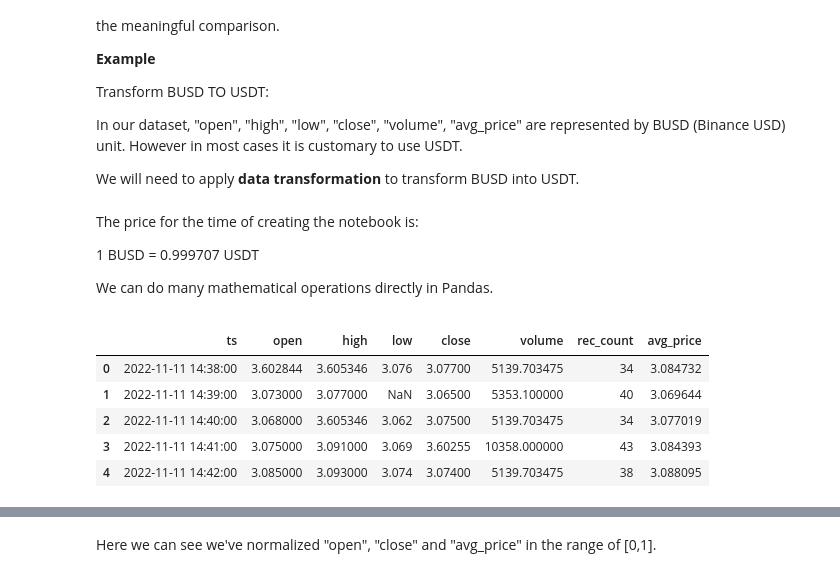
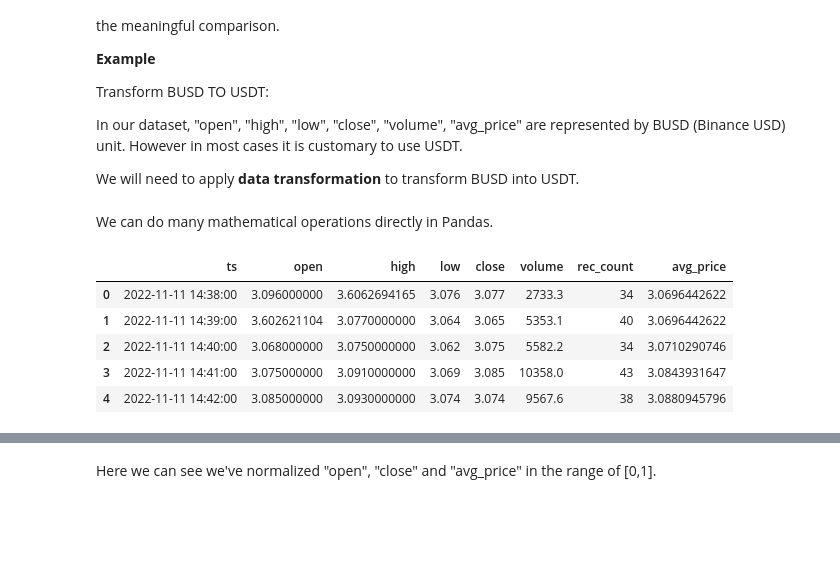
Before and after one commit to meln1337/IBM-lab2, a Jupyter notebook: lab2.ipynb, the cells around one changed output, grey strips where cells are left out. Saved outputs shown, nothing was run; the diff lists cells and outputs as text; code cells hidden in the pictures; blank space fills up the shorter version.

```diff
--- a/lab2.ipynb
+++ b/lab2.ipynb
@@ -359,3 +475,5 @@ df["rec_count"].replace(np.nan, freq_rec, inplace=True)
+# %%
+spoiled_df["close"] = spoiled_df["close"].interpolate(method="linear")
 # %% [markdown]
 Finally, let's define function for replacing based on neighboring values:
 # %%
@@ -369,7 +487,7 @@ def replace_avg_price(seriess):
         if str(series[i]) == "nan":
             # print("in nan")
             if i == 0:
-                while str(series[j+1]) != "nan":
+                while str(series[j+1]) == "nan":
                     j += 1
                     # print("j++, j=", j, sep="")
                 series[i] = series[j+1]
@@ -396,4 +514,5 @@ def replace_avg_price(seriess):
         j += 1
     return series
 # %%
-df["avg_price"] =  replace_avg_price(df["avg_price"])
+spoiled_df["avg_price"] =  replace_avg_price(spoiled_df["avg_price"])
+spoiled_df.head(10)
@@ -440,8 +570,8 @@ dtype: object
 # %% [markdown]
 <h4>Convert data types to proper format</h4>
 # %%
-df["ts"] = df["ts"].astype("datetime64[ns]")
-df["rec_count"] = df["rec_count"].astype("int")
+spoiled_df["ts"] = spoiled_df["ts"].astype("datetime64[ns]")
+spoiled_df["rec_count"] = spoiled_df["rec_count"].astype("int")
 # %% [markdown]
 <h4>Let us list the columns after the conversion</h4>
 # %%
@@ -478,15 +608,13 @@ Data is usually collected from different agencies in different formats.
 <p>In our dataset, "open", "high", "low", "close", "volume", "avg_price" are represented by BUSD (Binance USD) unit. However in most cases it is customary to use USDT.</p>
 <p>We will need to apply <b>data transformation</b> to transform BUSD into USDT.</p>
 # %% [markdown]
-<p>The price for the time of creating the notebook is:<p>
-1 BUSD = 0.999707 USDT
 <p>We can do many mathematical operations directly in Pandas.</p>
 # %%
-df.head()
+spoiled_df.head()
 # %% [output]
 |  | ts | open | high | low | close | volume | rec_count | avg_price |
-| 0 | 2022-11-11 14:38:00 | 3.602844 | 3.605346 | 3.076 | 3.07700 | 5139.703475 | 34 | 3.084732 |
-| 1 | 2022-11-11 14:39:00 | 3.073000 | 3.077000 | NaN | 3.06500 | 5353.100000 | 40 | 3.069644 |
-| 2 | 2022-11-11 14:40:00 | 3.068000 | 3.605346 | 3.062 | 3.07500 | 5139.703475 | 34 | 3.077019 |
-| 3 | 2022-11-11 14:41:00 | 3.075000 | 3.091000 | 3.069 | 3.60255 | 10358.000000 | 43 | 3.084393 |
-| 4 | 2022-11-11 14:42:00 | 3.085000 | 3.093000 | 3.074 | 3.07400 | 5139.703475 | 38 | 3.088095 |
+| 0 | 2022-11-11 14:38:00 | 3.096000000 | 3.6062694165 | 3.076 | 3.077 | 2733.3 | 34 | 3.0696442622 |
+| 1 | 2022-11-11 14:39:00 | 3.602621104 | 3.0770000000 | 3.064 | 3.065 | 5353.1 | 40 | 3.0696442622 |
+| 2 | 2022-11-11 14:40:00 | 3.068000000 | 3.0750000000 | 3.062 | 3.075 | 5582.2 | 34 | 3.0710290746 |
+| 3 | 2022-11-11 14:41:00 | 3.075000000 | 3.0910000000 | 3.069 | 3.085 | 10358.0 | 43 | 3.0843931647 |
+| 4 | 2022-11-11 14:42:00 | 3.085000000 | 3.0930000000 | 3.074 | 3.074 | 9567.6 | 38 | 3.0880945796 |
```
Also changed, not shown: parts of 58 cells of this notebook, 1 other file.
